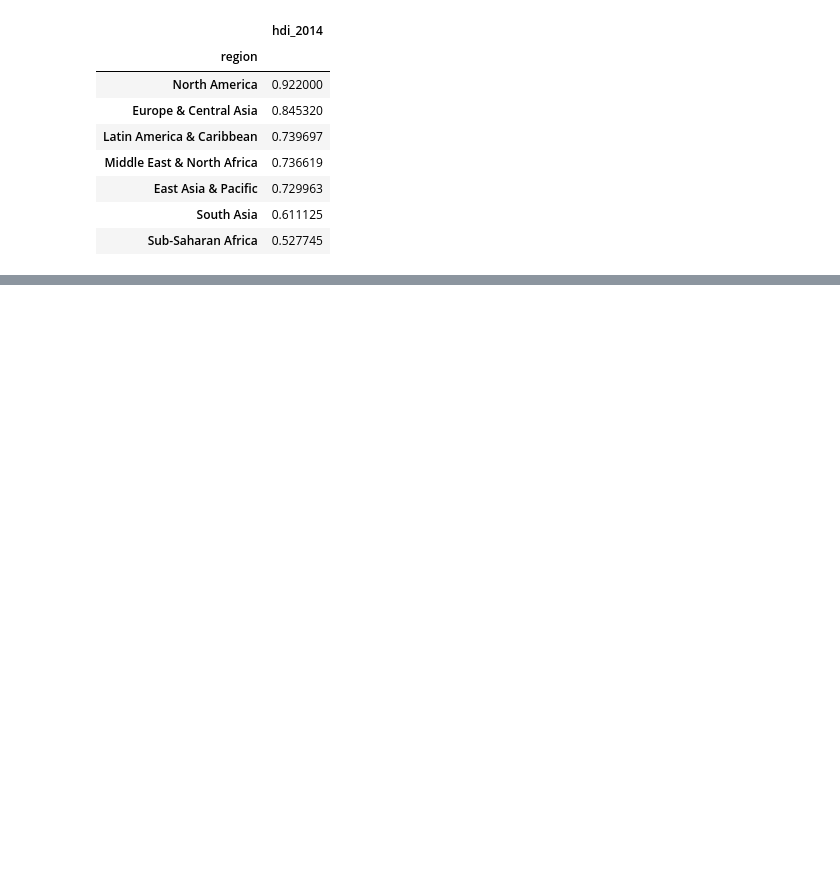
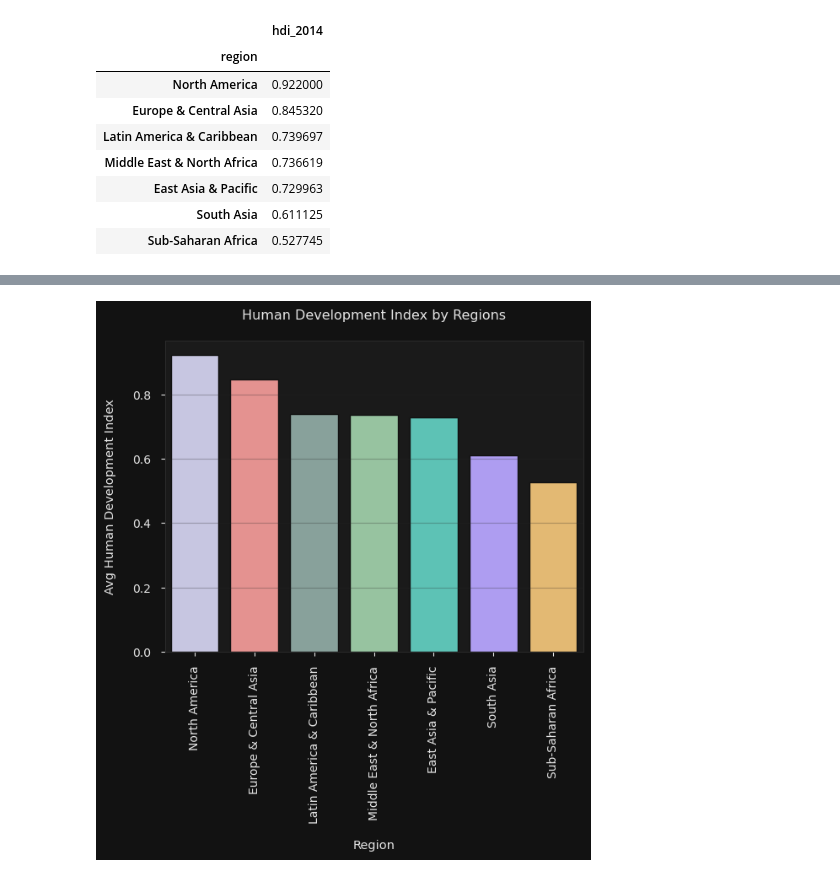
Before and after one commit to Kshitij-Chavan/World-Economic-Report-Analysis, a Jupyter notebook: notebooks/world_economic_report_analysis.ipynb, the cells around one changed output, grey strips where cells are left out. Drawn from its saved outputs; the diff is of its cells as text; code cells hidden in the pictures; blank space fills up the shorter version.

```diff
--- a/notebooks/world_economic_report_analysis.ipynb
+++ b/notebooks/world_economic_report_analysis.ipynb
@@ -199,0 +290,22 @@ wb_hdi_by_region
+# %%
+# Bar Chart for showing Human Development ratio across regions
+
+fig,ax = plt.subplots()
+
+sns.barplot(
+    data = wb_hdi_by_region,
+    x = 'region',
+    y = 'hdi_2014',
+    hue = 'region',
+    palette=region_colors,
+    errorbar = None
+)
+
+ax.set_title('Human Development Index by Regions'),
+ax.set_xlabel('Region'),
+ax.set_ylabel('Avg Human Development Index')
+
+plt.xticks(rotation = 90)
+plt.show()
+# %% [output]
+[figure, added]
```
Also changed, not shown: parts of 6 cells of this notebook.
